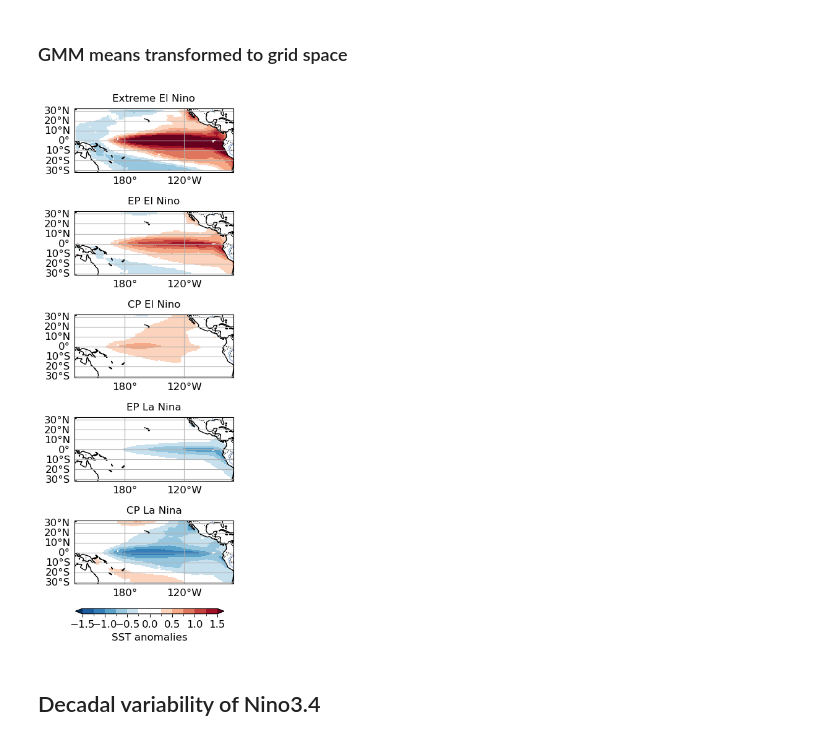
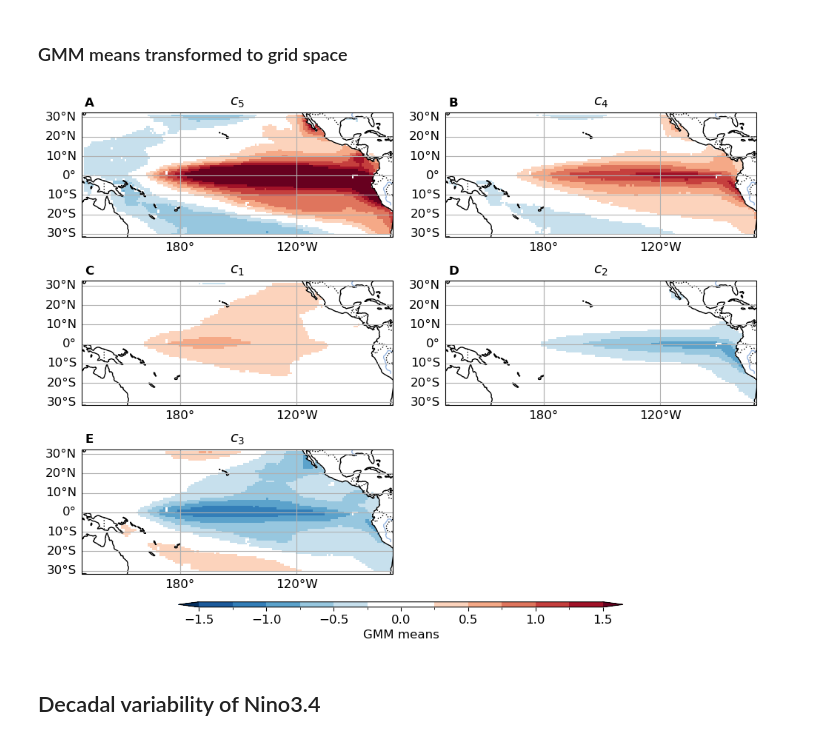
Before and after one commit to jakob-schloer/LatentGMM, a Jupyter notebook: scripts/pcgmm.ipynb, the cells around one changed output. Saved outputs shown, nothing was run; the diff lists cells and outputs as text; code cells hidden in the pictures.

Commit message:
Plots for revision.

```diff
--- a/scripts/pcgmm.ipynb
+++ b/scripts/pcgmm.ipynb
@@ -148,7 +148,7 @@ ax = sns.boxplot(data=result, x='k', y='bic', ax=ax)
 # %%
 # Train GMM
 n_cluster=5
-n_rand = 890 # np.random.randint(0, 1000)
+n_rand = 890 #np.random.randint(0, 1000)
 gmm_pca = mixture.GaussianMixture(n_components=n_cluster,
                       covariance_type='full', max_iter=100,
                       random_state=n_rand, n_init=10, init_params='random_from_data')
@@ -169,12 +169,19 @@ plparam = {
 fig, ax = plt.subplots(figsize=(5,5))
 
 # Plot gmm means
-if n_cluster==5 and n_rand==890:
-    gmm_order = np.array([5, 4, 1, 2, 3]) -1 # k=5, n_rand=890 sst
+if (n_cluster==5) and (n_rand==890):
+    gmm_order = np.array([5, 4, 1, 2, 3]) -1
+    gmclrs = ['maroon', 'darkorange', 'gold', 'lightblue', 'darkblue', 'black']
+elif n_cluster==4 and n_rand==541:
+    gmm_order = np.array([1, 4, 3, 2]) -1
+    gmclrs = ['darkorange', 'gold', 'lightblue', 'darkblue', 'black']
+elif n_cluster==6 and n_rand==599:
+    gmm_order = np.array([5, 1, 2, 6, 4, 3]) -1
+    gmclrs = ['maroon', 'darkorange', 'gold', 'lightblue', 'cyan', 'darkblue']
 else:
     gmm_order = np.arange(gmm_pca.means_.shape[0])
+    gmclrs = ['maroon', 'darkorange', 'gold', 'lightblue', 'cyan', 'darkblue', 'black']
 
-gmclrs = ['maroon', 'darkorange', 'gold', 'lightblue', 'darkblue', 'black']
 for i, k in enumerate(gmm_order):
     mean = gmm_pca.means_[k, :]
     if gmm_pca.covariance_type == "full":
@@ -205,5 +212,5 @@ for i, member in enumerate(np.unique(ds['member'].data)):
 
 ax.legend(bbox_to_anchor=(0., 1.0, 1., 0.1), loc="lower left", ncol=3, mode='expand')
 
-#plt.savefig(f"../output/plots/pcgmm_representation_k{n_cluster}.png", dpi=300, bbox_inches='tight')
+plt.savefig(f"../output/plots/pcgmm_representation_k{n_cluster}.png", dpi=300, bbox_inches='tight')
 # %% [output]
@@ -236,13 +242,13 @@ for t in timepoints:
         p_c_given_x_std.append(weight.std(dim='time').data)
     else:
         p_c_given_x_mean.append(weight.data)
-        p_c_given_x_std.append(np.zeros(shape=5))
+        p_c_given_x_std.append(np.zeros(shape=weight.shape))
 
 p_c_given_x_mean = xr.DataArray(data=p_c_given_x_mean, coords={'time':timepoints, 'classes':p_c_given_x_da['classes']})
 p_c_given_x_std = xr.DataArray(data=p_c_given_x_std, coords={'time':timepoints, 'classes':p_c_given_x_da['classes']})
 # %%
 #  Plot posterior weights
-labels = ['Extreme El Nino', 'EP El Nino', 'CP El Nino', 'EP La Nina', 'CP La Nina',]
+labels = ['Extreme El Nino', 'EP El Nino', 'CP El Nino', 'EP La Nina', 'CP La Nina', "rest"]
 n_samples, n_classes = p_c_given_x.shape
 fig, axs = plt.subplots(n_classes, 1, figsize=(7, 1.5*n_classes), sharex='col', sharey='row')
 
@@ -351,7 +357,7 @@ for i, k in enumerate(gmm_order):
     im = gpl.plot_map(mu, central_longitude=180, ax=ax,
                       bar='discrete', add_bar=False, **plparam)
     im['gl'].top_labels = False
-    ax.set_title(labels[i], fontsize=12)
+    ax.set_title(rf"$c_{k}$", fontsize=12)
 
 # Shared colorbar
 cbar_ax = fig.add_axes([0.2, -.01, 0.6, 0.01])
@@ -359,5 +365,5 @@ cbar = plt.colorbar(im['im'], orientation='horizontal', shrink=0.7,
                     cax=cbar_ax, extend='both')
 cbar.set_label(f"SST anomalies", size=12)
 
-#plt.savefig(f"../output/plots/pcgmm_weighted-means_k{n_cluster}.png", dpi=300, bbox_inches='tight')
+plt.savefig(f"../output/plots/pcgmm_means_weighted_k{n_cluster}.png", dpi=300, bbox_inches='tight')
 # %% [output]
@@ -415,38 +421,42 @@ cbar.set_label(f"SST anomalies", size=12)
 # %%
 # Plot mean of Gaussian mixtures
 plparam = {'ssta': dict(vmin=-1.5, vmax=1.5, step=0.25, cmap='RdBu_r', centercolor="#ffffff"),
            'ssha': dict(vmin=-.15, vmax=.15, step=0.025,cmap='RdGy_r', centercolor="#ffffff")}
 labels = ['Extreme El Nino', 'EP El Nino', 'CP El Nino', 'EP La Nina', 'CP La Nina',]
 
 means = sppca.inverse_transform(gmm_pca.means_, newdim='mu')
 # Unnormalize
 if 'normalizer' in ds[list(ds.data_vars)[0]].attrs.keys():
     for var in list(ds.data_vars):
         means[var] = ds[var].attrs['normalizer'].inverse_transform(means[var])
 
 vars = ds.data_vars
-fig = plt.figure(figsize=(4*len(vars), 1.7*len(gmm_order)))
+fig = plt.figure(figsize=(4*len(gmm_order)//2, 3*len(gmm_order)//2))
 proj = ctp.crs.PlateCarree(central_longitude=180)
+axs = []
 for i, k in enumerate(gmm_order):
     mu = means.sel(mu=k)
     for j, var in enumerate(vars):
         idx = len(vars)*i+j+1
-        ax = fig.add_subplot(len(gmm_order), len(vars), idx, projection=proj)
+        ax = fig.add_subplot(len(gmm_order)//2+1, len(gmm_order)//2, idx, projection=proj)
         im = gpl.plot_map(mu[var], central_longitude=180, ax=ax,
                           bar='discrete', add_bar=False, **plparam[var])
         im['gl'].top_labels = False
-#        ax.set_title(rf"$c_{k+1}$", fontsize=14)
-        ax.set_title(labels[i], fontsize=12)
+        ax.set_title(rf"$c_{k+1}$", fontsize=14)
+#        ax.set_title(labels[i], fontsize=12)
+        axs.append(ax)
 
 # Shared colorbar
 cbar_ax = fig.add_axes([0.2, -.01, 0.6, 0.01])
 cbar = plt.colorbar(im['im'], orientation='horizontal', shrink=0.7,
                     cax=cbar_ax, extend='both')
-cbar.set_label(f"SST anomalies", size=12)
+cbar.set_label(f"GMM means", size=12)
 
-#plt.savefig(f"../output/plots/pcgmm_means_k{n_cluster}.png", dpi=300, bbox_inches='tight')
+_ = gpl.enumerate_subplots(axs, pos_x=0.01, pos_y=1.05, fontsize=12)
+
+plt.savefig(f"../output/plots/pcgmm_means_k{n_cluster}.png", dpi=300, bbox_inches='tight')
 # %% [output]
-[figure, old version]
+[figure, new version]
 # %%
 # Save means
 if False:
```
Also changed, not shown: parts of 9 cells of this notebook, 3 other files.
